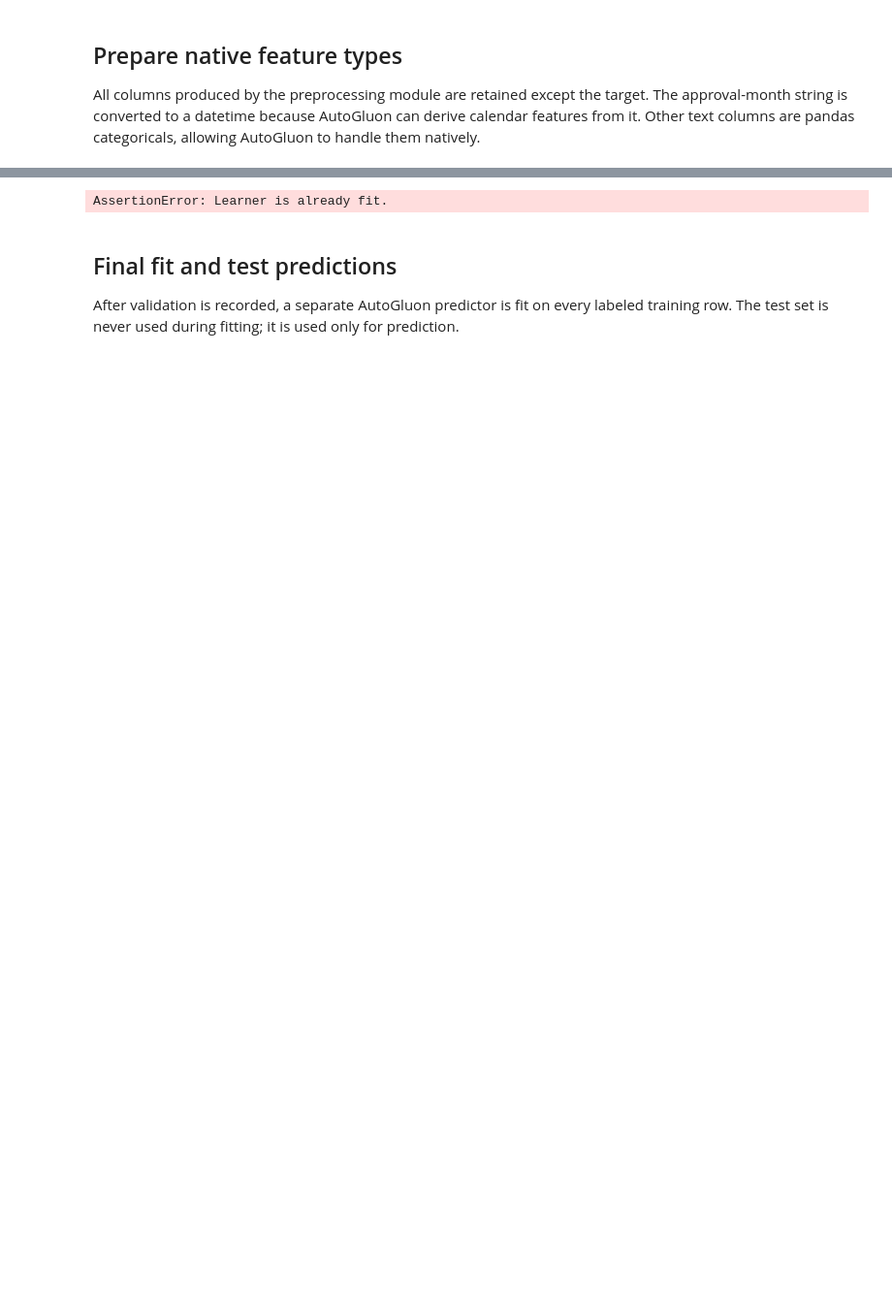
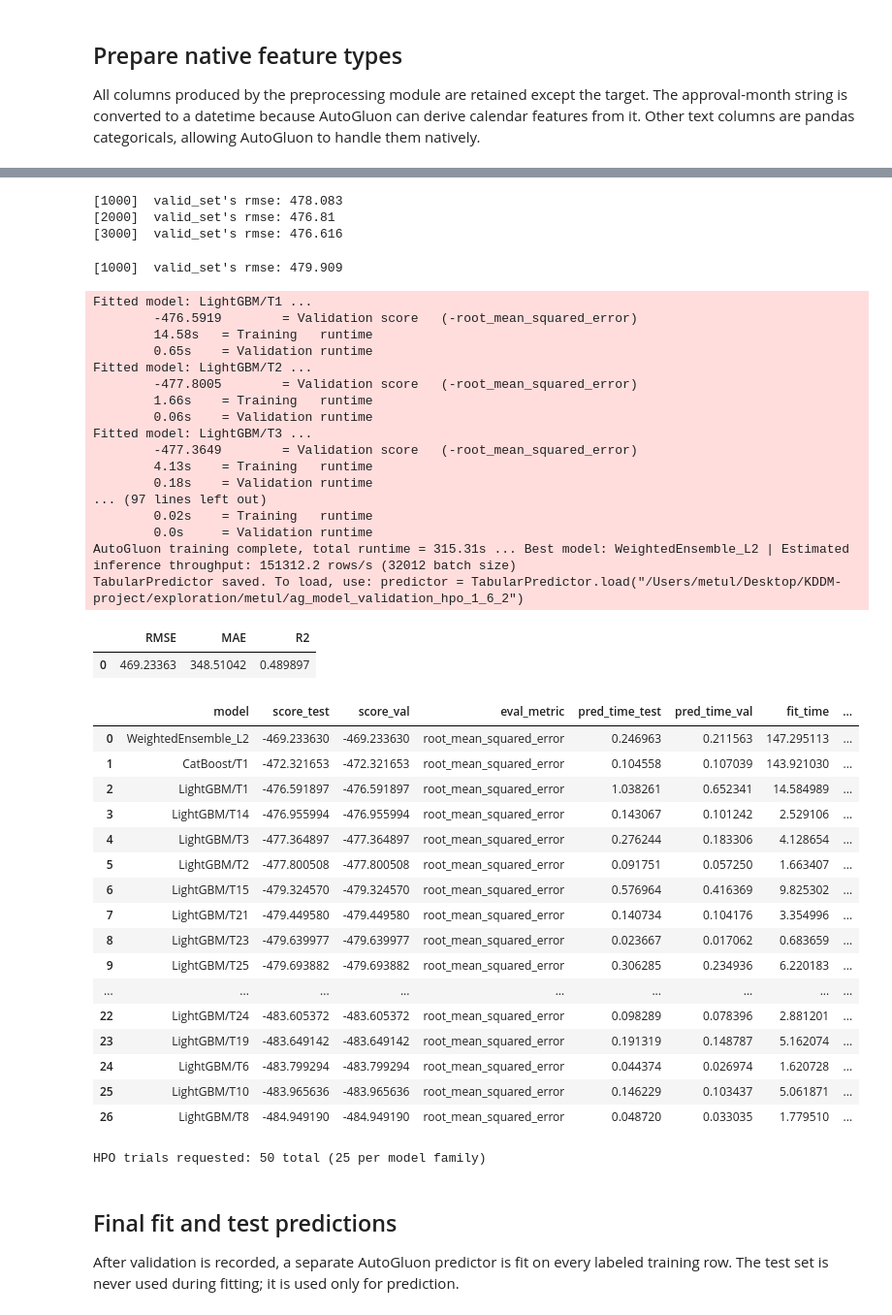
Before and after one commit to MeTuL10/KDDM-project, a Jupyter notebook: exploration/metul/exp_5_autogluon.ipynb, the cells around one changed output, grey strips where cells are left out. Shown at 97% size. Saved outputs shown, nothing was run; the diff lists cells and outputs as text; code cells hidden in the pictures; blank space fills up the shorter version.

```diff
--- a/exploration/metul/exp_5_autogluon.ipynb
+++ b/exploration/metul/exp_5_autogluon.ipynb
@@ -75,9 +98,32 @@ Categorical columns: ['TOWN', 'BLOCK', 'STREET', 'FLAT_TYPE', 'FLAT_MODEL', 'FUR
 # %%
+from autogluon.common import space
+
+HPO_TRIALS_PER_MODEL = 25
+HPO_HYPERPARAMETERS = {
+    'GBM': {
+        'num_leaves': space.Int(16, 128),
+        'learning_rate': space.Real(0.01, 0.20, log=True),
+        'min_data_in_leaf': space.Int(10, 200),
+        'feature_fraction': space.Real(0.6, 1.0),
+        'bagging_fraction': space.Real(0.6, 1.0),
+    },
+    'CAT': {
+        'depth': space.Int(4, 10),
+        'learning_rate': space.Real(0.01, 0.20, log=True),
+        'l2_leaf_reg': space.Real(1.0, 20.0, log=True),
+    },
+}
+HPO_KWARGS = {
+    'num_trials': HPO_TRIALS_PER_MODEL,
+    'scheduler': 'local',
+    'searcher': 'random',
+}
+
 validation_predictor = TabularPredictor(
     label=TARGET,
     problem_type='regression',
     eval_metric='root_mean_squared_error',
-    path=str(experiment_dir / 'ag_model_validation'),
+    path=str(experiment_dir / 'ag_model_validation_hpo_1_6_2'),
 )
 validation_train = X_train.copy()
 validation_train[TARGET] = y_train.to_numpy()
@@ -86,7 +132,9 @@ validation_data[TARGET] = y_valid.to_numpy()
 validation_predictor.fit(
     train_data=validation_train,
     tuning_data=validation_data,
-    presets='best_quality',
+    hyperparameters=HPO_HYPERPARAMETERS,
+    hyperparameter_tune_kwargs=HPO_KWARGS,
+    presets='medium_quality',
     time_limit=TIME_LIMIT_SECONDS,
     verbosity=2,
 )
@@ -98,4 +146,5 @@ validation_metrics = pd.DataFrame([{
 }])
 display(validation_metrics)
 display(validation_predictor.leaderboard(validation_data, silent=True))
+print(f'HPO trials requested: {HPO_TRIALS_PER_MODEL * len(HPO_HYPERPARAMETERS)} total ({HPO_TRIALS_PER_MODEL} per model family)')
 # %% [output]
@@ -119,4 +168,44 @@ Starting main fit with num_stack_levels=1.
-AssertionError: Learner is already fit.
+[1000]  valid_set's rmse: 478.083
+[2000]  valid_set's rmse: 476.81
+[3000]  valid_set's rmse: 476.616
+[1000]  valid_set's rmse: 479.909
+Fitted model: LightGBM/T1 ...
+        -476.5919        = Validation score   (-root_mean_squared_error)
+        14.58s   = Training   runtime
+        0.65s    = Validation runtime
+Fitted model: LightGBM/T2 ...
+        -477.8005        = Validation score   (-root_mean_squared_error)
+        1.66s    = Training   runtime
+        0.06s    = Validation runtime
+Fitted model: LightGBM/T3 ...
+        -477.3649        = Validation score   (-root_mean_squared_error)
+        4.13s    = Training   runtime
+        0.18s    = Validation runtime
+... (97 lines left out)
+        0.02s    = Training   runtime
+        0.0s     = Validation runtime
+AutoGluon training complete, total runtime = 315.31s ... Best model: WeightedEnsemble_L2 | Estimated inference throughput: 151312.2 rows/s (32012 batch size)
+TabularPredictor saved. To load, use: predictor = TabularPredictor.load("/Users/metul/Desktop/KDDM-project/exploration/metul/ag_model_validation_hpo_1_6_2")
+|  | RMSE | MAE | R2 |
+| 0 | 469.23363 | 348.51042 | 0.489897 |
+|  | model | score_test | score_val | eval_metric | pred_time_test | pred_time_val | fit_time | ... |
+| 0 | WeightedEnsemble_L2 | -469.233630 | -469.233630 | root_mean_squared_error | 0.246963 | 0.211563 | 147.295113 | ... |
+| 1 | CatBoost/T1 | -472.321653 | -472.321653 | root_mean_squared_error | 0.104558 | 0.107039 | 143.921030 | ... |
+| 2 | LightGBM/T1 | -476.591897 | -476.591897 | root_mean_squared_error | 1.038261 | 0.652341 | 14.584989 | ... |
+| 3 | LightGBM/T14 | -476.955994 | -476.955994 | root_mean_squared_error | 0.143067 | 0.101242 | 2.529106 | ... |
+| 4 | LightGBM/T3 | -477.364897 | -477.364897 | root_mean_squared_error | 0.276244 | 0.183306 | 4.128654 | ... |
+| 5 | LightGBM/T2 | -477.800508 | -477.800508 | root_mean_squared_error | 0.091751 | 0.057250 | 1.663407 | ... |
+| 6 | LightGBM/T15 | -479.324570 | -479.324570 | root_mean_squared_error | 0.576964 | 0.416369 | 9.825302 | ... |
+| 7 | LightGBM/T21 | -479.449580 | -479.449580 | root_mean_squared_error | 0.140734 | 0.104176 | 3.354996 | ... |
+| 8 | LightGBM/T23 | -479.639977 | -479.639977 | root_mean_squared_error | 0.023667 | 0.017062 | 0.683659 | ... |
+| 9 | LightGBM/T25 | -479.693882 | -479.693882 | root_mean_squared_error | 0.306285 | 0.234936 | 6.220183 | ... |
+| ... | ... | ... | ... | ... | ... | ... | ... | ... |
+| 22 | LightGBM/T24 | -483.605372 | -483.605372 | root_mean_squared_error | 0.098289 | 0.078396 | 2.881201 | ... |
+| 23 | LightGBM/T19 | -483.649142 | -483.649142 | root_mean_squared_error | 0.191319 | 0.148787 | 5.162074 | ... |
+| 24 | LightGBM/T6 | -483.799294 | -483.799294 | root_mean_squared_error | 0.044374 | 0.026974 | 1.620728 | ... |
+| 25 | LightGBM/T10 | -483.965636 | -483.965636 | root_mean_squared_error | 0.146229 | 0.103437 | 5.061871 | ... |
+| 26 | LightGBM/T8 | -484.949190 | -484.949190 | root_mean_squared_error | 0.048720 | 0.033035 | 1.779510 | ... |
+HPO trials requested: 50 total (25 per model family)
 # %% [markdown]
 ## Final fit and test predictions
 
```
Also changed, not shown: parts of 7 cells of this notebook, 2 other files.
